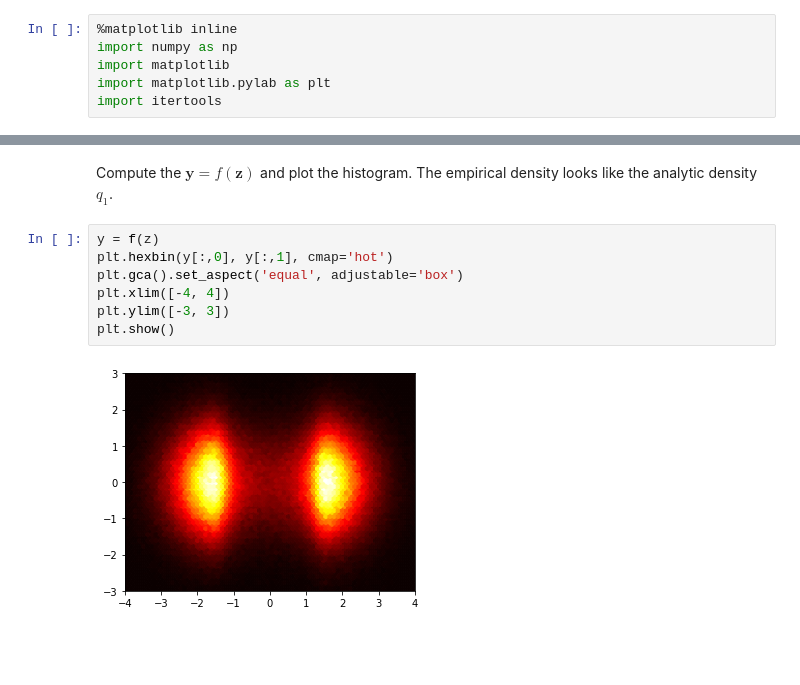
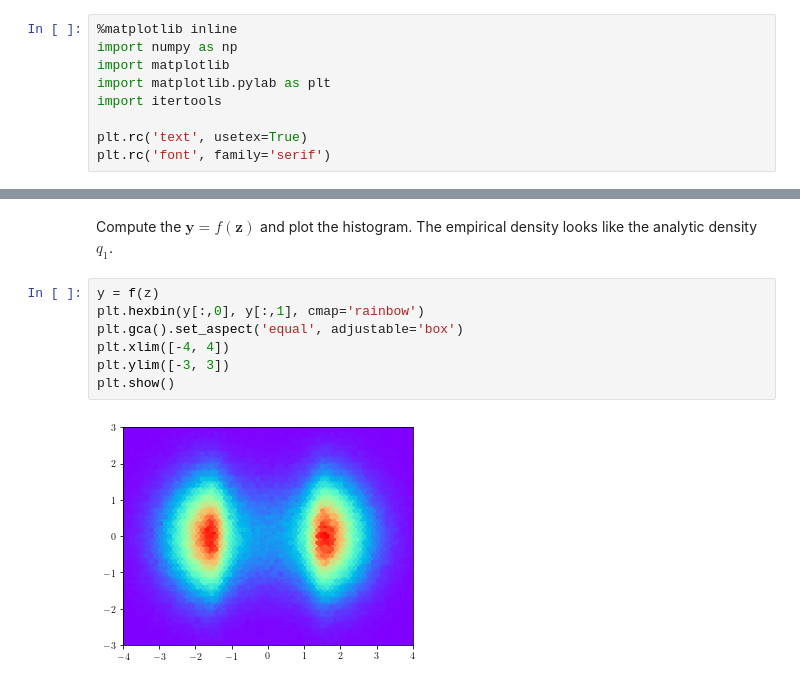
Before and after one commit to abdulfatir/normalizing-flows, a Jupyter notebook: PlanarFlow-Visualization.ipynb, the cells around one changed output, grey strips where cells are left out. Cells and saved outputs as stored; diff of their text form; blank space fills up the shorter version.

```diff
--- a/PlanarFlow-Visualization.ipynb
+++ b/PlanarFlow-Visualization.ipynb
@@ -4,6 +6,9 @@ import numpy as np
 import matplotlib
 import matplotlib.pylab as plt
 import itertools
+
+plt.rc('text', usetex=True)
+plt.rc('font', family='serif')
 # %%
 def mvn_pdf(X, mu=np.array([[0, 0]]), sig=np.array([[1, 0.], [0., 1]])):
     import numpy.linalg as LA
@@ -86,10 +106,10 @@ plt.show()
 Compute the $\mathbf{y} = f(\mathbf{z})$ and plot the histogram. The empirical density looks like the analytic density $q_1$.
 # %%
 y = f(z)
-plt.hexbin(y[:,0], y[:,1], cmap='hot')
+plt.hexbin(y[:,0], y[:,1], cmap='rainbow')
 plt.gca().set_aspect('equal', adjustable='box')
 plt.xlim([-4, 4])
 plt.ylim([-3, 3])
 plt.show()
 # %% [output]
-[figure, old version]
+[figure, new version]
```
Also changed, not shown: parts of 9 cells of this notebook, 4 other files.
